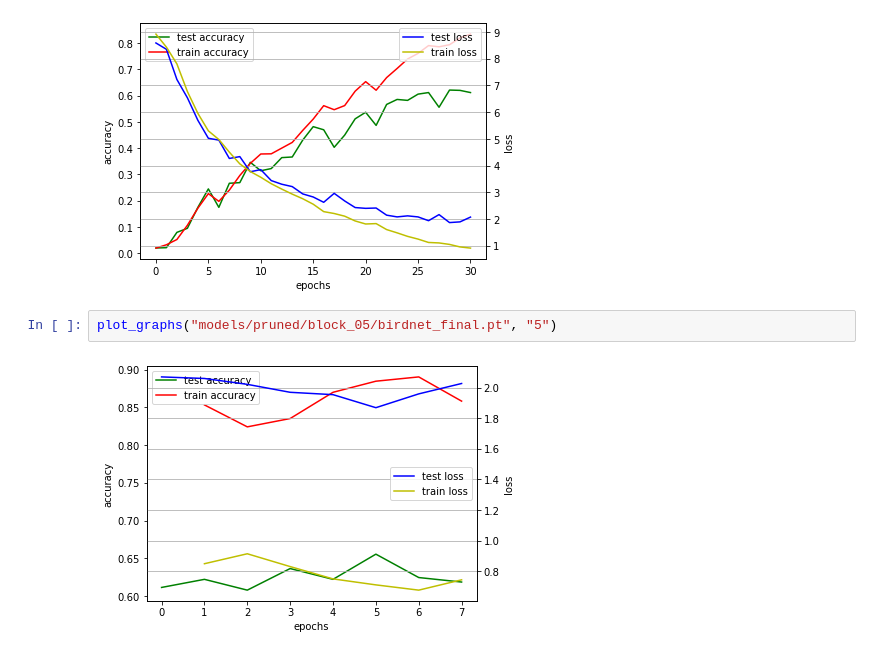
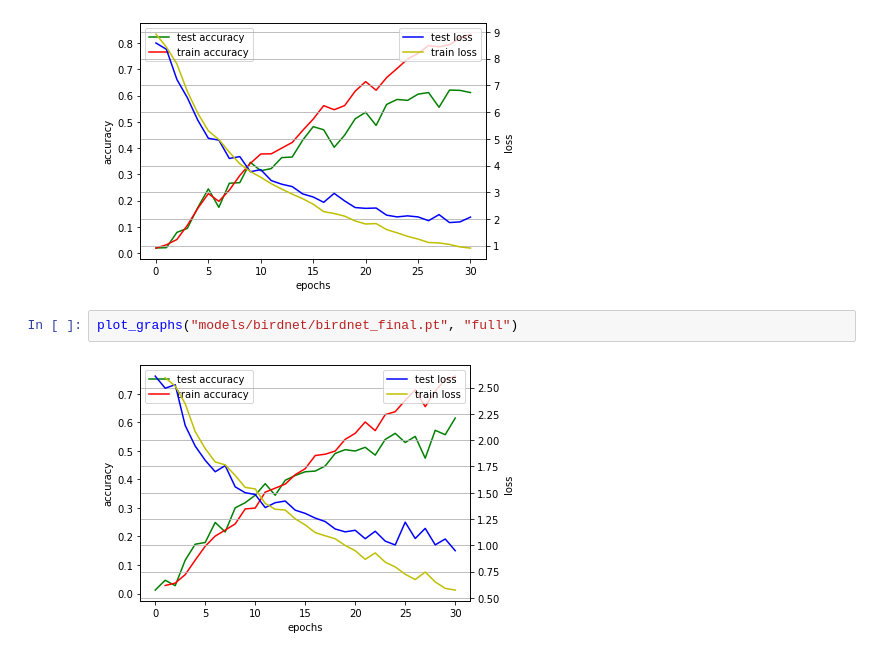
Before and after one commit to 1337Eddy/PruningBirdNet, a Jupyter notebook: visualizations.ipynb, the cells around one changed output. Cells and saved outputs as stored; diff of their text form.

```diff
--- a/visualizations.ipynb
+++ b/visualizations.ipynb
@@ -136,6 +166,6 @@ plot_graphs("models/birdnet_v1/birdnet_final.pt", "full")
 # %% [output]
 [figure]
 # %%
-plot_graphs("models/pruned/block_05/birdnet_final.pt", "5")
+plot_graphs("models/birdnet/birdnet_final.pt", "full")
 # %% [output]
-[figure, old version]
+[figure, new version]
```
Also changed, not shown: parts of 15 cells of this notebook.
